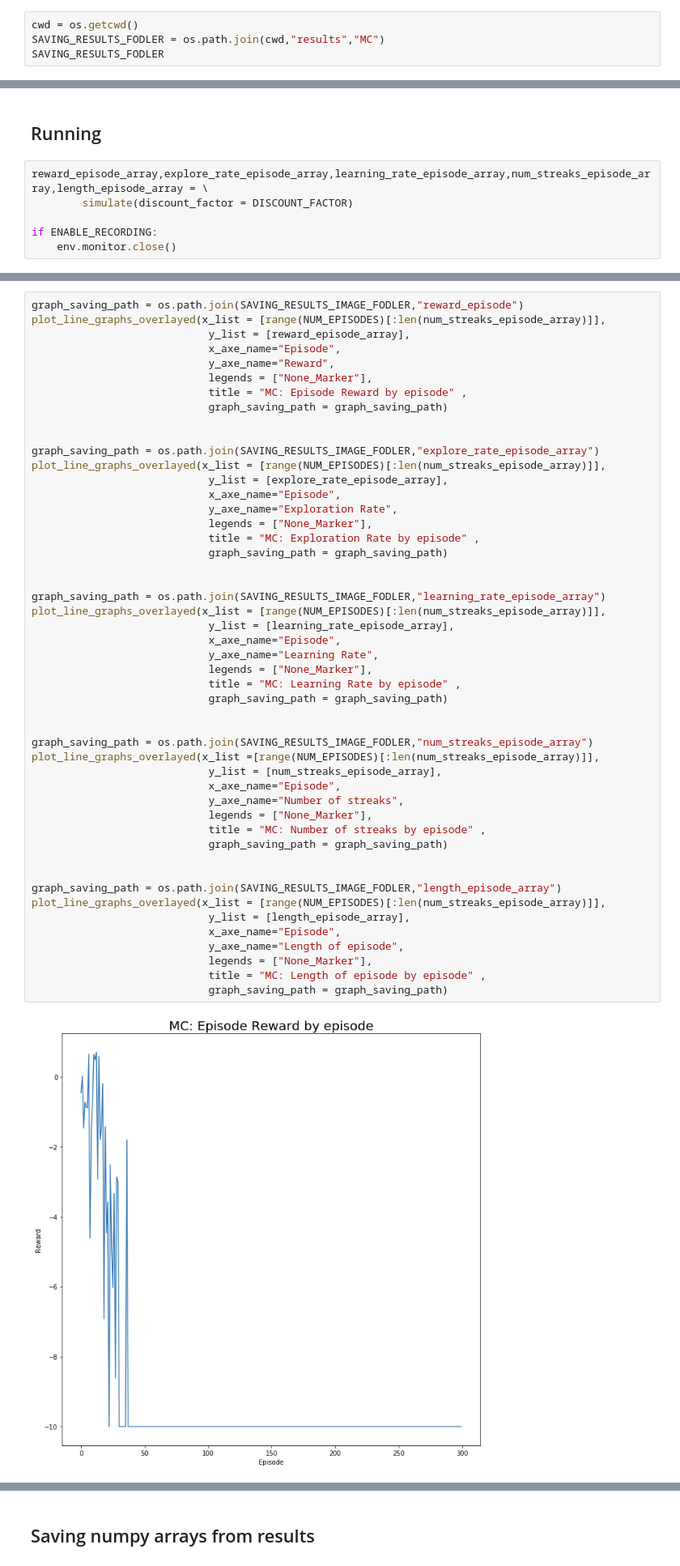
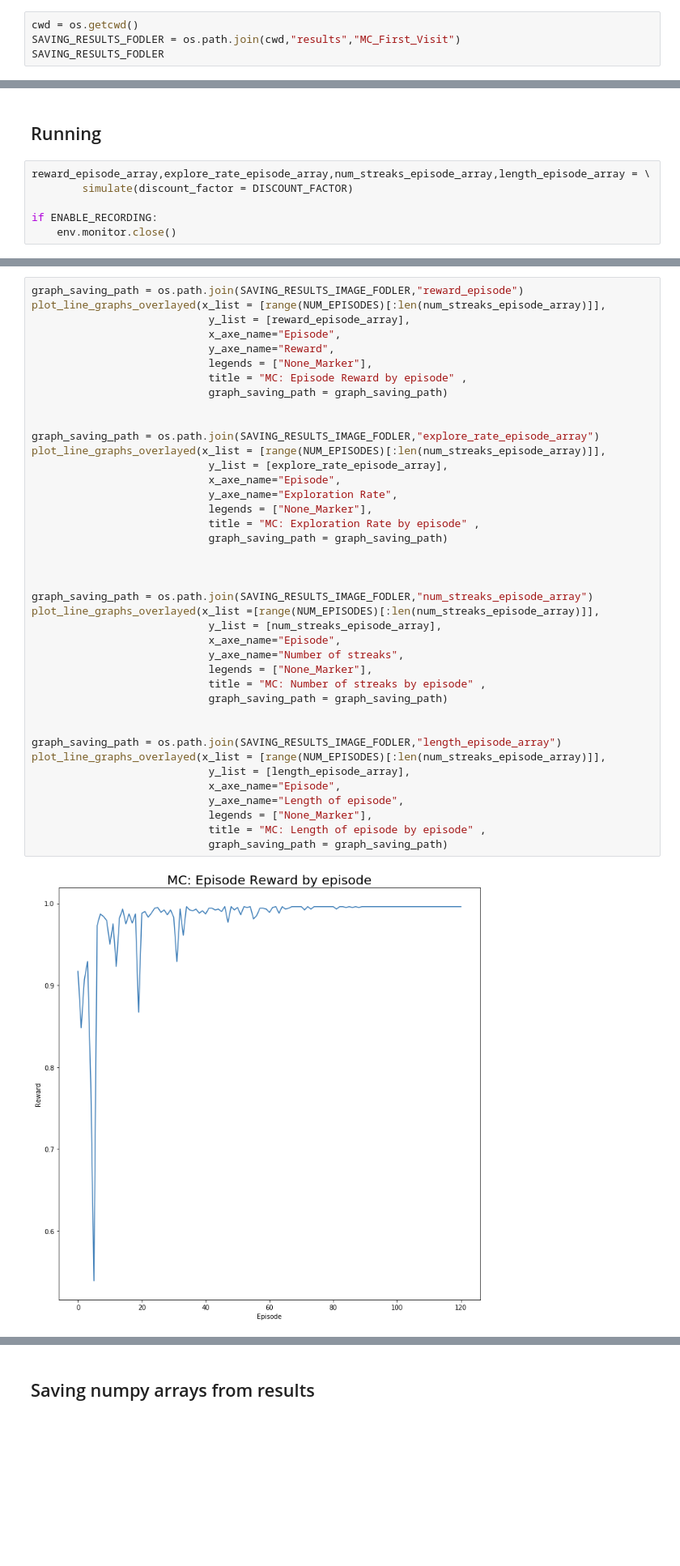
Before and after one commit to math-sasso/mazze-portal-rl-unicamp, a Jupyter notebook: Monte_Carlo_First_Visit.ipynb, the cells around one changed output, grey strips where cells are left out. Shown at 81% size. Cells and saved outputs as stored; diff of their text form; blank space fills up the shorter version.

```diff
--- a/Monte_Carlo_First_Visit.ipynb
+++ b/Monte_Carlo_First_Visit.ipynb
@@ -21,6 +21,6 @@ from utils.file_management import save_nparray_to_folder
 ## Setting Saving Directory
 # %%
 cwd = os.getcwd()
-SAVING_RESULTS_FODLER = os.path.join(cwd,"results","MC")
+SAVING_RESULTS_FODLER = os.path.join(cwd,"results","MC_First_Visit")
 SAVING_RESULTS_FODLER
 # %% [output]
@@ -260,7 +231,7 @@ def state_to_bucket(state):
 # %% [markdown]
 ## Running
 # %%
-reward_episode_array,explore_rate_episode_array,learning_rate_episode_array,num_streaks_episode_array,length_episode_array = \
+reward_episode_array,explore_rate_episode_array,num_streaks_episode_array,length_episode_array = \
         simulate(discount_factor = DISCOUNT_FACTOR)
 
 if ENABLE_RECORDING:
@@ -297,41 +268,32 @@ plot_line_graphs_overlayed(x_list = [range(NUM_EPISODES)[:len(num_streaks_episod
 graph_saving_path = os.path.join(SAVING_RESULTS_IMAGE_FODLER,"explore_rate_episode_array")
 plot_line_graphs_overlayed(x_list = [range(NUM_EPISODES)[:len(num_streaks_episode_array)]],
                             y_list = [explore_rate_episode_array],
                             x_axe_name="Episode",
                             y_axe_name="Exploration Rate",
                             legends = ["None_Marker"],
                             title = "MC: Exploration Rate by episode" ,
                             graph_saving_path = graph_saving_path)
 
 
-graph_saving_path = os.path.join(SAVING_RESULTS_IMAGE_FODLER,"learning_rate_episode_array")
-plot_line_graphs_overlayed(x_list = [range(NUM_EPISODES)[:len(num_streaks_episode_array)]],
-                            y_list = [learning_rate_episode_array],
-                            x_axe_name="Episode",
-                            y_axe_name="Learning Rate",
-                            legends = ["None_Marker"],
-                            title = "MC: Learning Rate by episode" ,
-                            graph_saving_path = graph_saving_path)
-
 
 graph_saving_path = os.path.join(SAVING_RESULTS_IMAGE_FODLER,"num_streaks_episode_array")
 plot_line_graphs_overlayed(x_list =[range(NUM_EPISODES)[:len(num_streaks_episode_array)]],
                             y_list = [num_streaks_episode_array],
                             x_axe_name="Episode",
                             y_axe_name="Number of streaks",
                             legends = ["None_Marker"],
                             title = "MC: Number of streaks by episode" ,
                             graph_saving_path = graph_saving_path)
 
 
 graph_saving_path = os.path.join(SAVING_RESULTS_IMAGE_FODLER,"length_episode_array")
 plot_line_graphs_overlayed(x_list = [range(NUM_EPISODES)[:len(num_streaks_episode_array)]],
                             y_list = [length_episode_array],
                             x_axe_name="Episode",
                             y_axe_name="Length of episode",
                             legends = ["None_Marker"],
                             title = "MC: Length of episode by episode" ,
                             graph_saving_path = graph_saving_path)
 # %% [output]
-[figure, old version]
+[figure, new version]
 <Figure size 432x288 with 0 Axes>
```
Also changed, not shown: parts of 8 cells of this notebook, 50 other files.
